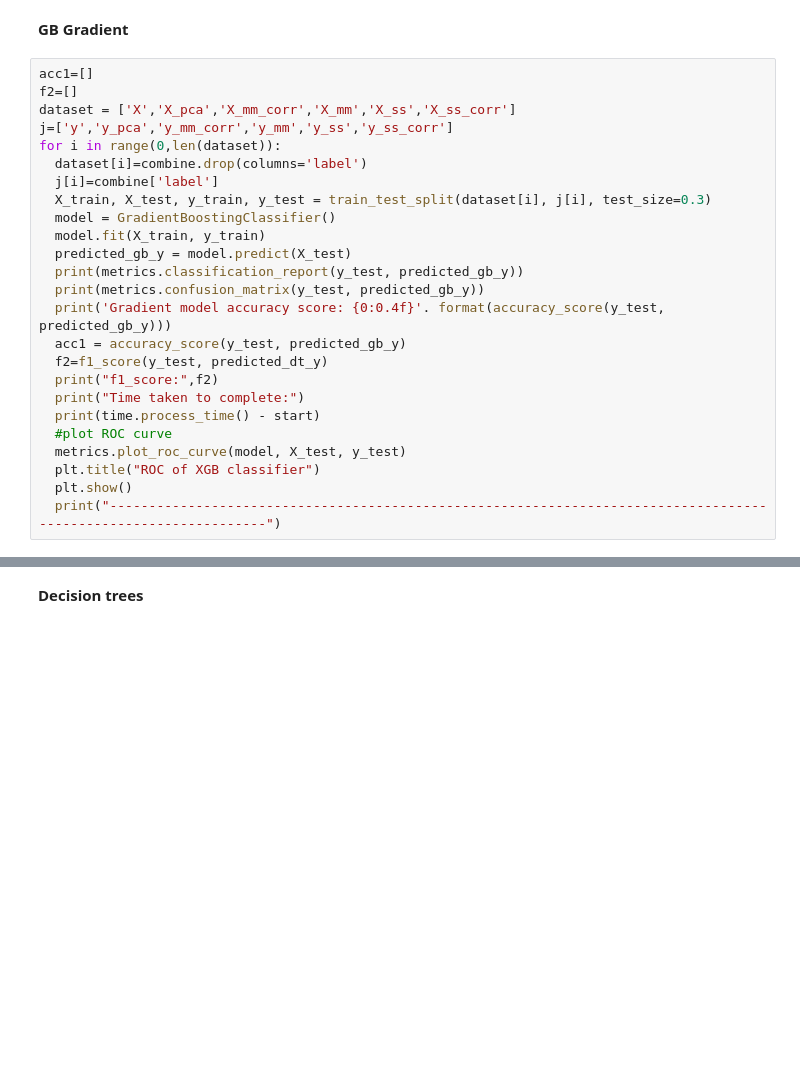
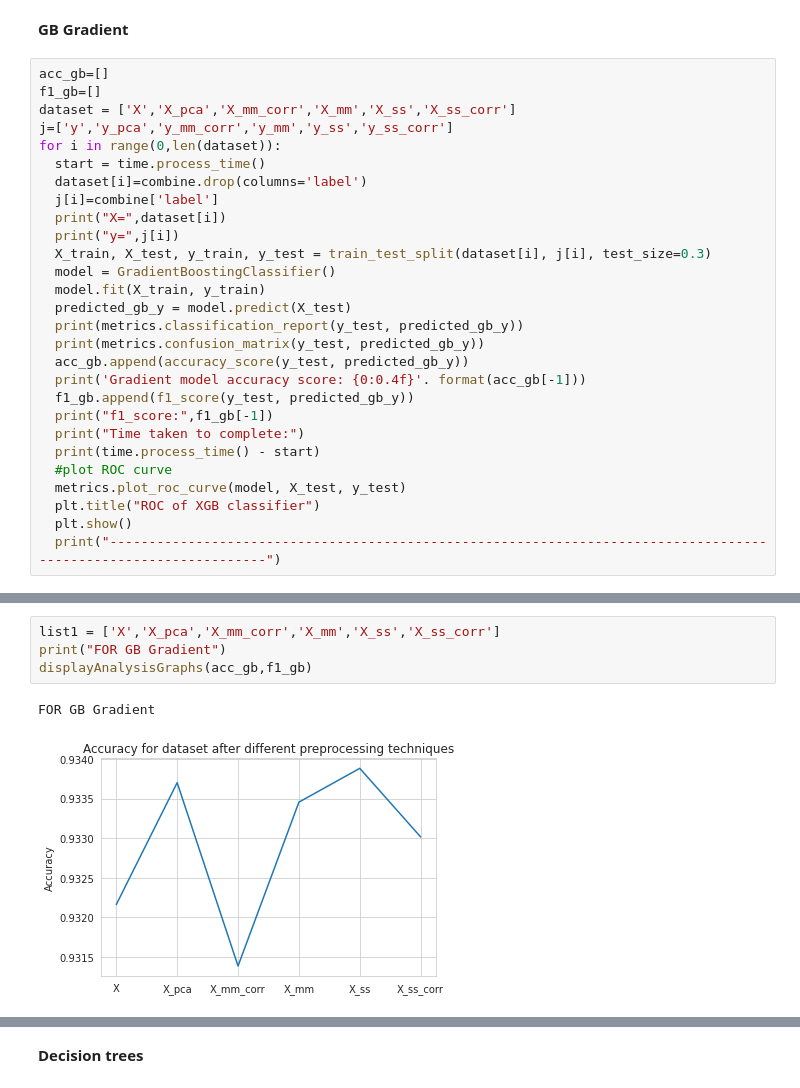
Before and after one commit to divyaKh/CMPE255Project, a Jupyter notebook: 4.ML_Models/Final_notebook.ipynb, the cells around one changed output, grey strips where cells are left out. Drawn from its saved outputs; the diff is of its cells as text; blank space fills up the shorter version.

```diff
--- a/4.ML_Models/Final_notebook.ipynb
+++ b/4.ML_Models/Final_notebook.ipynb
@@ -687,23 +688,26 @@ Time taken to complete:
 # %% [markdown]
 **GB Gradient**
 # %%
-acc1=[]
-f2=[]
+acc_gb=[]
+f1_gb=[]
 dataset = ['X','X_pca','X_mm_corr','X_mm','X_ss','X_ss_corr']
 j=['y','y_pca','y_mm_corr','y_mm','y_ss','y_ss_corr']
 for i in range(0,len(dataset)):
+  start = time.process_time()
   dataset[i]=combine.drop(columns='label')
   j[i]=combine['label']
+  print("X=",dataset[i])
+  print("y=",j[i])
   X_train, X_test, y_train, y_test = train_test_split(dataset[i], j[i], test_size=0.3)
   model = GradientBoostingClassifier()
   model.fit(X_train, y_train)
   predicted_gb_y = model.predict(X_test)
   print(metrics.classification_report(y_test, predicted_gb_y))
   print(metrics.confusion_matrix(y_test, predicted_gb_y))
-  print('Gradient model accuracy score: {0:0.4f}'. format(accuracy_score(y_test, predicted_gb_y)))
-  acc1 = accuracy_score(y_test, predicted_gb_y)
-  f2=f1_score(y_test, predicted_dt_y)
-  print("f1_score:",f2)
+  acc_gb.append(accuracy_score(y_test, predicted_gb_y))
+  print('Gradient model accuracy score: {0:0.4f}'. format(acc_gb[-1]))
+  f1_gb.append(f1_score(y_test, predicted_gb_y))
+  print("f1_score:",f1_gb[-1])
   print("Time taken to complete:")
   print(time.process_time() - start)
   #plot ROC curve
@@ -815,2 +826,9 @@ Time taken to complete:
 [figure]
 -----------------------------------------------------------------------------------------------------------------
+# %%
+list1 = ['X','X_pca','X_mm_corr','X_mm','X_ss','X_ss_corr']
+print("FOR GB Gradient")
+displayAnalysisGraphs(acc_gb,f1_gb)
+# %% [output]
+FOR GB Gradient
+[figure, added]
```
Also changed, not shown: parts of 94 cells of this notebook.
